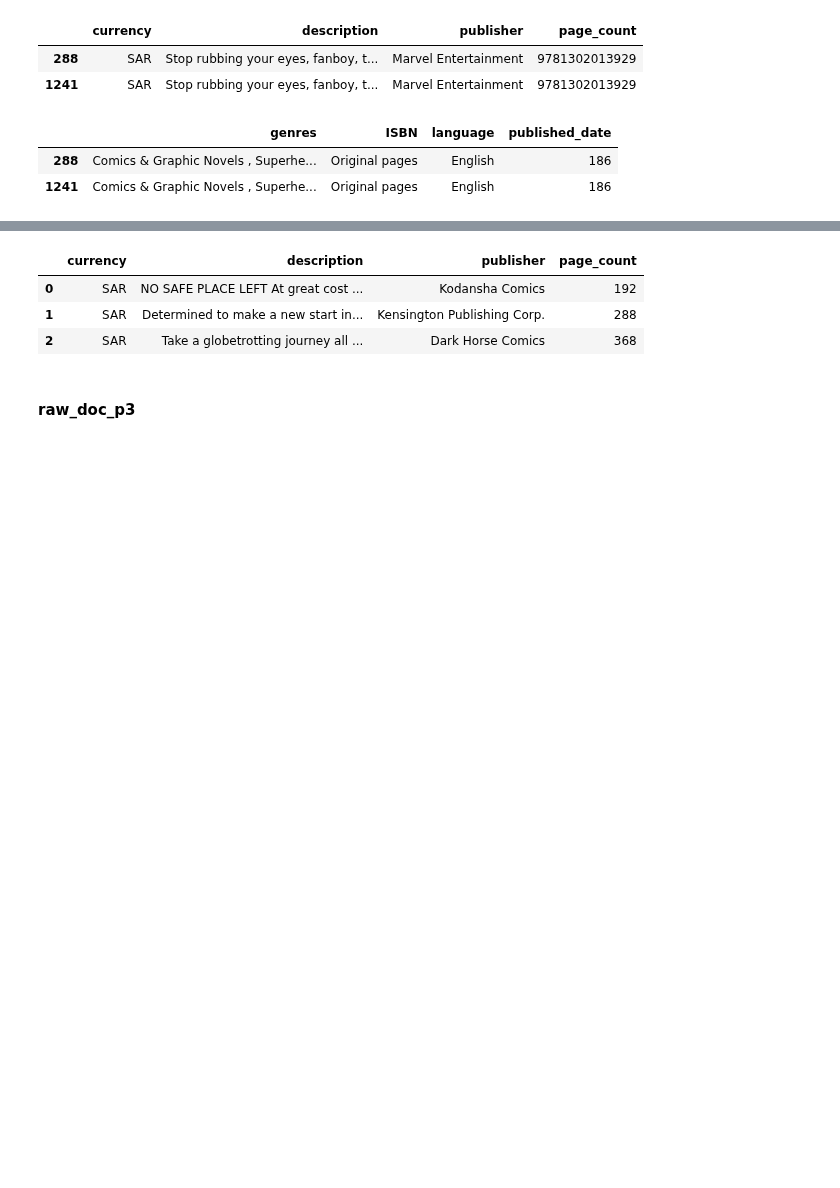
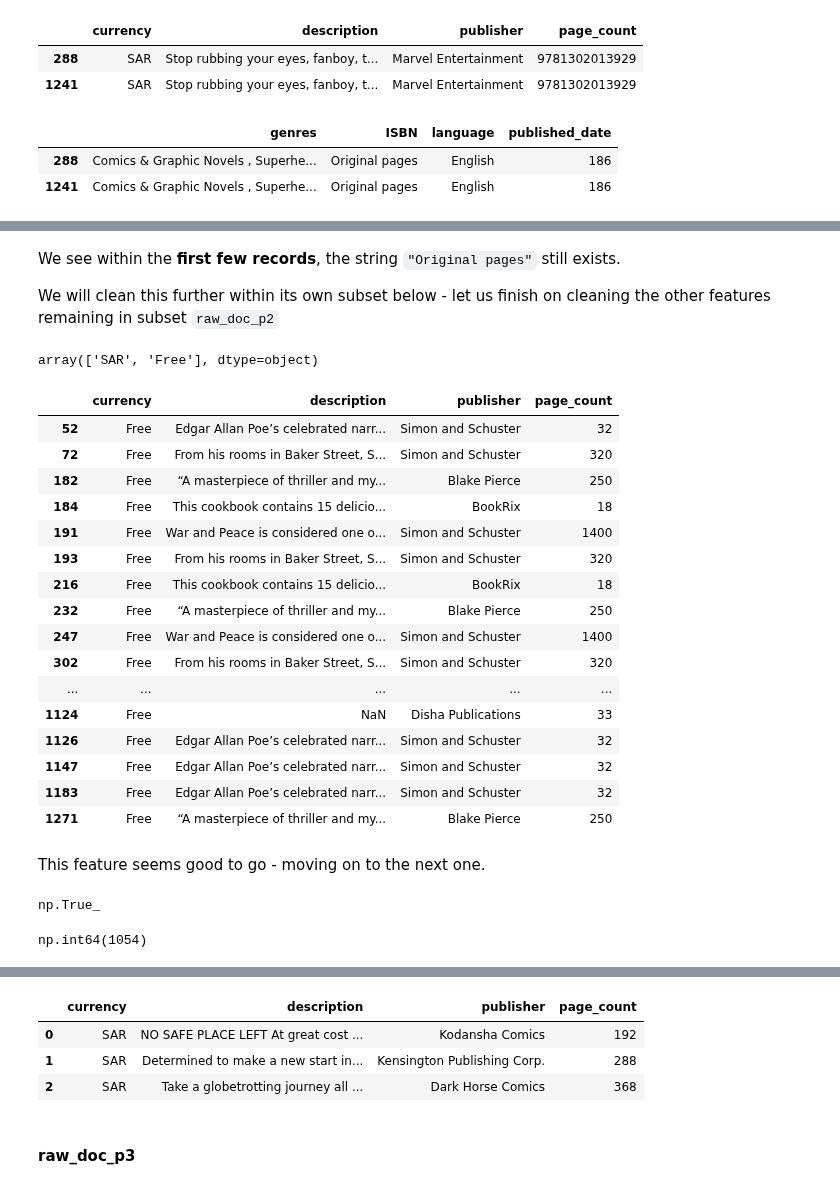
Before and after one commit to bigmikecreates/nlp-practice, a Jupyter notebook: src/notebooks/explore.ipynb, the cells around one changed output, grey strips where cells are left out. Saved outputs shown, nothing was run; the diff lists cells and outputs as text; code cells hidden in the pictures; blank space fills up the shorter version.

```diff
--- a/src/notebooks/explore.ipynb
+++ b/src/notebooks/explore.ipynb
@@ -332,6 +319,0 @@ incorrect_isbn
-# %%
-# Correcting 'page_count' in subset dataframe
-
-raw_doc_p2.loc[raw_doc_p2['page_count']==9781302013929].loc[:,'page_count'] = np.nan
-raw_doc_p2.loc[raw_doc_p2['page_count']==9781302013929].update(incorrect_page_count)
-raw_doc_p2.loc[raw_doc_p2['page_count']==9781302013929]
@@ -386,0 +324,4 @@ memory usage: 40.7+ KB
+# %%
+# Fixing 'page_count' numbers
+
+raw_doc_p2.loc[raw_doc_p2['page_count'] == 9781302013929, 'page_count'] = 144
@@ -386,0 +385,46 @@ memory usage: 40.7+ KB
+# %% [markdown]
+We see within the <strong>first few records</strong>, the string <code>"Original pages"</code> still exists.
+
+We will clean this further within its own subset below - let us finish on cleaning the other features remaining in subset <code>raw_doc_p2</code>
+# %%
+# Inspecting 'currency' feature
+
+raw_doc_p2['currency'].unique()
+# %% [output]
+array(['SAR', 'Free'], dtype=object)
+# %%
+# Further inspecting 'Free' records
+
+raw_doc_p2[raw_doc_p2['currency']=="Free"]
+# %% [output]
+|  | currency | description | publisher | page_count |
+| 52 | Free | Edgar Allan Poe’s celebrated narr... | Simon and Schuster | 32 |
+| 72 | Free | From his rooms in Baker Street, S... | Simon and Schuster | 320 |
+| 182 | Free | “A masterpiece of thriller and my... | Blake Pierce | 250 |
+| 184 | Free | This cookbook contains 15 delicio... | BookRix | 18 |
+| 191 | Free | War and Peace is considered one o... | Simon and Schuster | 1400 |
+| 193 | Free | From his rooms in Baker Street, S... | Simon and Schuster | 320 |
+| 216 | Free | This cookbook contains 15 delicio... | BookRix | 18 |
+| 232 | Free | “A masterpiece of thriller and my... | Blake Pierce | 250 |
+| 247 | Free | War and Peace is considered one o... | Simon and Schuster | 1400 |
+| 302 | Free | From his rooms in Baker Street, S... | Simon and Schuster | 320 |
+| ... | ... | ... | ... | ... |
+| 1124 | Free | NaN | Disha Publications | 33 |
+| 1126 | Free | Edgar Allan Poe’s celebrated narr... | Simon and Schuster | 32 |
+| 1147 | Free | Edgar Allan Poe’s celebrated narr... | Simon and Schuster | 32 |
+| 1183 | Free | Edgar Allan Poe’s celebrated narr... | Simon and Schuster | 32 |
+| 1271 | Free | “A masterpiece of thriller and my... | Blake Pierce | 250 |
+# %% [markdown]
+This feature seems good to go - moving on to the next one.
+# %%
+# Checking if there are duplicates
+
+raw_doc_p2['description'].duplicated().any()
+# %% [output]
+np.True_
+# %%
+# Checking for total count of duplicated books
+
+raw_doc_p2['description'].duplicated().sum()
+# %% [output]
+np.int64(1054)
```
Also changed, not shown: parts of 27 cells of this notebook.
